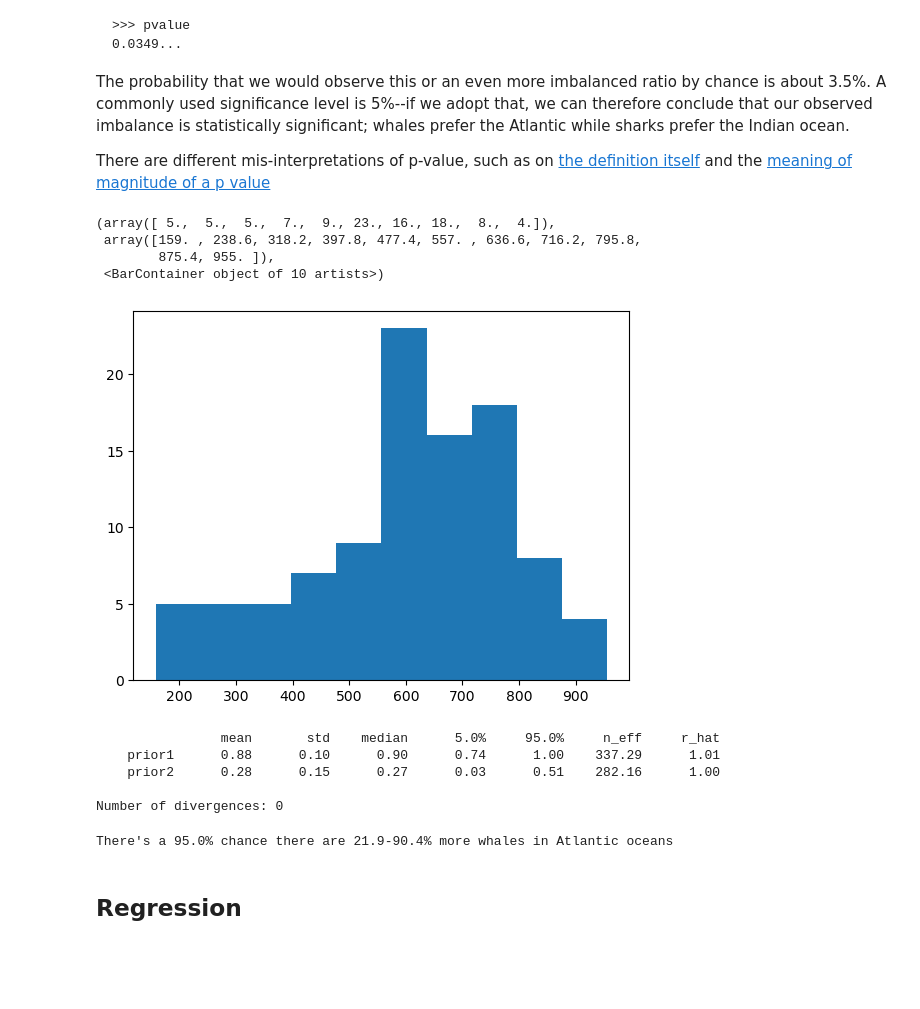
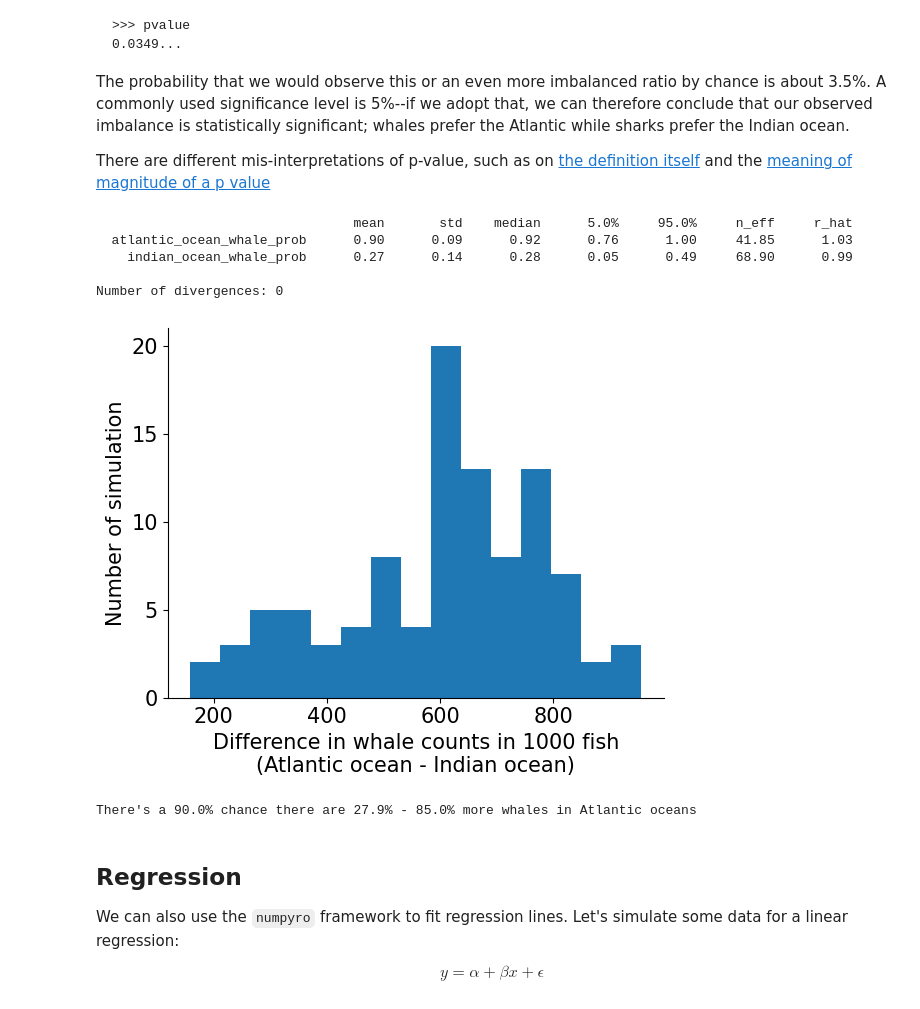
Before and after one commit to wckdouglas/personal_website, a Jupyter notebook: ipynb/numpyro.ipynb, the cells around one changed output. Drawn from its saved outputs; the diff is of its cells as text; code cells hidden in the pictures; blank space fills up the shorter version.

```diff
--- a/ipynb/numpyro.ipynb
+++ b/ipynb/numpyro.ipynb
@@ -67,51 +109,61 @@ whales_in_atlantic_ocean = 8
 sharks_in_atlantic_ocean = 1
 whales_in_indian_ocean = 2
 sharks_in_indian_ocean = 5
-n_observed = 1000
+n_samples = 1000
 nuts_kernel = NUTS(model)
-mcmc = MCMC(nuts_kernel, num_warmup=500, num_samples=100, num_chains=4)
+mcmc = MCMC(nuts_kernel, num_warmup=500, num_samples=100, num_chains=1)
 rng_key = random.PRNGKey(0)
 mcmc.run(
     rng_key,
-    x1=whales_in_atlantic_ocean,
-    x2=sharks_in_atlantic_ocean,
-    y1=whales_in_indian_ocean,
-    y2=sharks_in_indian_ocean,
-    n_observed=n_observed
+    whales_in_atlantic_ocean=whales_in_atlantic_ocean,
+    sharks_in_atlantic_ocean=sharks_in_atlantic_ocean,
+    whales_in_indian_ocean=whales_in_indian_ocean,
+    sharks_in_indian_ocean=sharks_in_indian_ocean,
+    n_samples=n_samples,
 )
+# %%
+mcmc.print_summary()  # we can check the
+# %% [output]
+                                 mean       std    median      5.0%     95.0%     n_eff     r_hat
+  atlantic_ocean_whale_prob      0.90      0.09      0.92      0.76      1.00     41.85      1.03
+    indian_ocean_whale_prob      0.27      0.14      0.28      0.05      0.49     68.90      0.99
+
+Number of divergences: 0
 # %%
-preditive = Predictive(model, num_samples=100)
+preditive = Predictive(model, num_samples=100)  # sample 100
 pred = preditive(
     rng_key,
-    x1=whales_in_atlantic_ocean,
-    x2=sharks_in_atlantic_ocean,
-    y1=whales_in_indian_ocean,
-    y2=sharks_in_indian_ocean,
-    n_observed=n_observed
+    whales_in_atlantic_ocean=whales_in_atlantic_ocean,
+    sharks_in_atlantic_ocean=sharks_in_atlantic_ocean,
+    whales_in_indian_ocean=whales_in_indian_ocean,
+    sharks_in_indian_ocean=sharks_in_indian_ocean,
+    n_samples=n_samples,
 )
-diff = pred['diff']
-plt.hist(diff)
+diff = pred["diff"]
+
+fig = plt.figure()
+ax = fig.add_subplot(111)
+ax.hist(diff, bins=15)
+ax.set_xlabel(
+    "Difference in whale counts in 1000 fish\n(Atlantic ocean - Indian ocean)"
+)
+ax.set_ylabel("Number of simulation")
+sns.despine()
 # %% [output]
-(array([ 5.,  5.,  5.,  7.,  9., 23., 16., 18.,  8.,  4.]),
- array([159. , 238.6, 318.2, 397.8, 477.4, 557. , 636.6, 716.2, 795.8,
-        875.4, 955. ]),
- <BarContainer object of 10 artists>)
-[figure, old version]
+[figure, new version]
-# %%
-mcmc.print_summary()# exclude_deterministic=False)
-# %% [output]
-                mean       std    median      5.0%     95.0%     n_eff     r_hat
-    prior1      0.88      0.10      0.90      0.74      1.00    337.29      1.01
-    prior2      0.28      0.15      0.27      0.03      0.51    282.16      1.00
-
-Number of divergences: 0
 # %%
-interval = 0.95
+interval = 0.90
 lower_bound, upper_bound = hpdi(diff, prob=interval)
-print(f"There's a {interval*100}% chance there are"\
-      f" {100*lower_bound/n_observed}-{100*upper_bound/n_observed}% more whales in Atlantic oceans" )
+print(
+    f"There's a {interval*100}% chance there are"
+    f" {100*lower_bound/n_samples}% - {100*upper_bound/n_samples}% more whales in Atlantic oceans"
+)
 # %% [output]
-There's a 95.0% chance there are 21.9-90.4% more whales in Atlantic oceans
+There's a 90.0% chance there are 27.9% - 85.0% more whales in Atlantic oceans
 # %% [markdown]
 ## Regression ##
+
+We can also use the `numpyro` framework to fit regression lines. Let's simulate some data for a linear regression:
+
+$$ y = \alpha + \beta x + \epsilon  $$
 # %%
```
Also changed, not shown: parts of 21 cells of this notebook, 1 other file.
